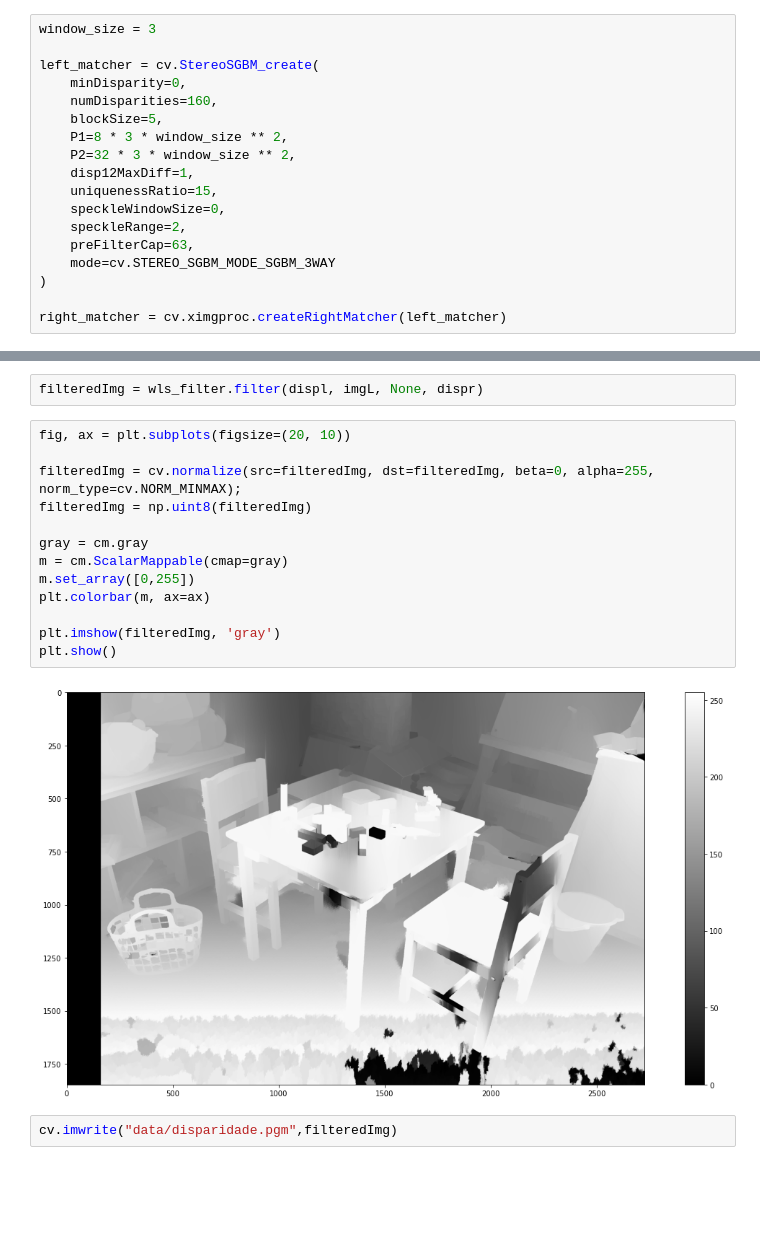
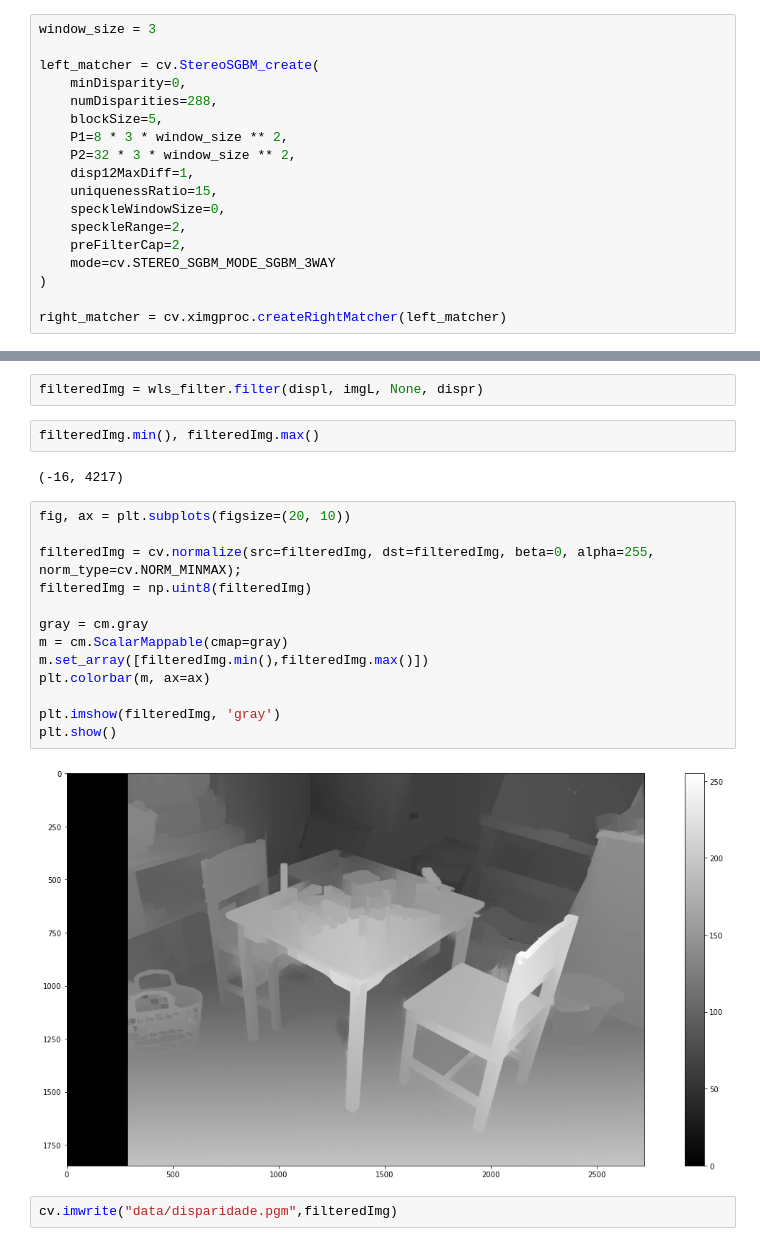
Before and after one commit to chris-redfield/computer-vision-project-1, a Jupyter notebook: 3. Disparity SGBM.ipynb, the cells around one changed output, grey strips where cells are left out. Drawn from its saved outputs; the diff is of its cells as text; blank space fills up the shorter version.

```diff
--- a/3. Disparity SGBM.ipynb
+++ b/3. Disparity SGBM.ipynb
@@ -49,7 +49,7 @@ window_size = 3
 
 left_matcher = cv.StereoSGBM_create(
     minDisparity=0,
-    numDisparities=160,
+    numDisparities=288,
     blockSize=5,
     P1=8 * 3 * window_size ** 2,
     P2=32 * 3 * window_size ** 2,
@@ -57,7 +57,7 @@ left_matcher = cv.StereoSGBM_create(
     uniquenessRatio=15,
     speckleWindowSize=0,
     speckleRange=2,
-    preFilterCap=63,
+    preFilterCap=2,
     mode=cv.STEREO_SGBM_MODE_SGBM_3WAY
 )
 
@@ -93,21 +96,25 @@ wls_filter.setLambda(lmbda)
 wls_filter.setSigmaColor(sigma)
 # %%
 filteredImg = wls_filter.filter(displ, imgL, None, dispr)
+# %%
+filteredImg.min(), filteredImg.max()
+# %% [output]
+(-16, 4217)
 # %%
 fig, ax = plt.subplots(figsize=(20, 10))
 
 filteredImg = cv.normalize(src=filteredImg, dst=filteredImg, beta=0, alpha=255, norm_type=cv.NORM_MINMAX);
 filteredImg = np.uint8(filteredImg)
 
 gray = cm.gray
 m = cm.ScalarMappable(cmap=gray)
-m.set_array([0,255])
+m.set_array([filteredImg.min(),filteredImg.max()])
 plt.colorbar(m, ax=ax)
 
 plt.imshow(filteredImg, 'gray')
 plt.show()
 # %% [output]
-[figure, old version]
+[figure, new version]
 # %%
 cv.imwrite("data/disparidade.pgm",filteredImg)
 # %% [output]
```
Also changed, not shown: parts of 11 cells of this notebook, 1 other file.
